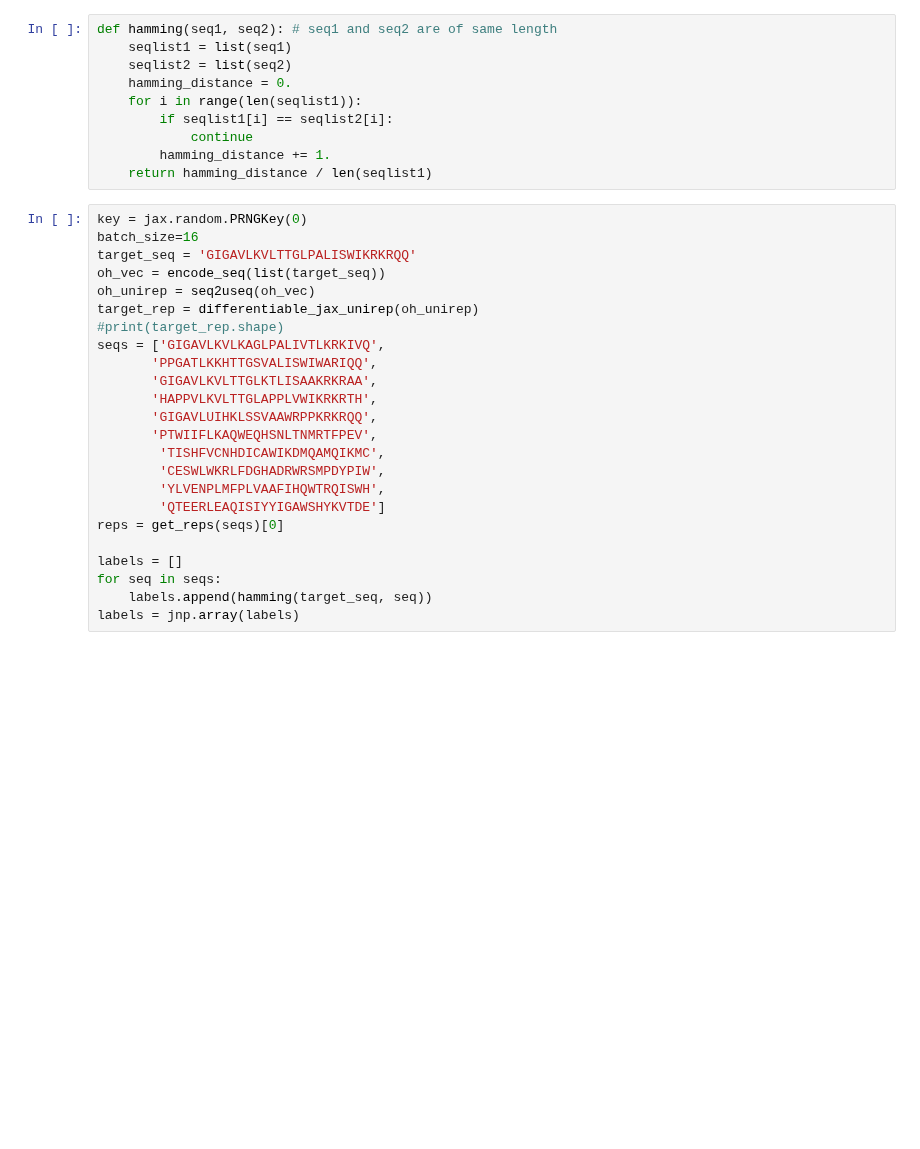
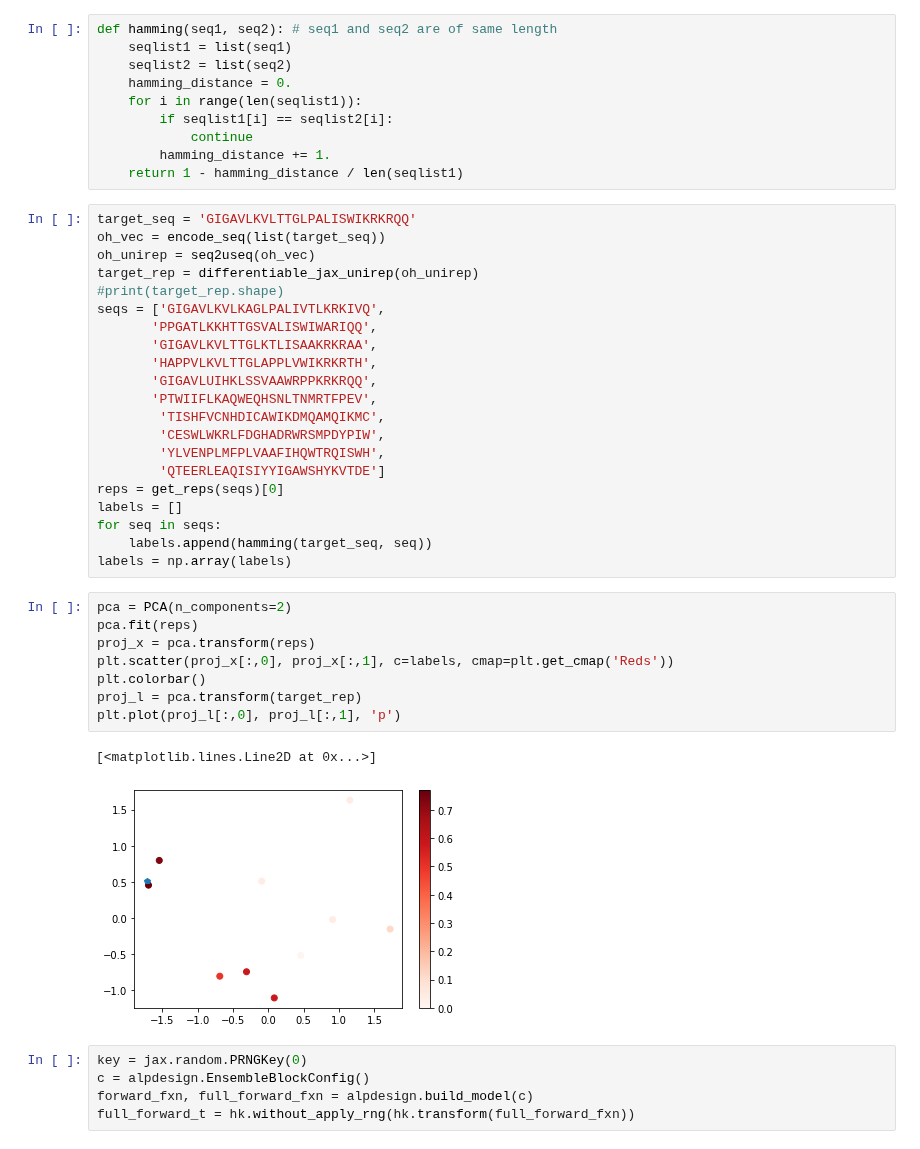
Before and after one commit to ur-whitelab/wazy, a Jupyter notebook: paper/e2e.ipynb, the cells around one changed output. Saved outputs shown, nothing was run; the diff lists cells and outputs as text; blank space fills up the shorter version.

```diff
--- a/paper/e2e.ipynb
+++ b/paper/e2e.ipynb
@@ -18,10 +22,8 @@ def hamming(seq1, seq2): # seq1 and seq2 are of same length
         if seqlist1[i] == seqlist2[i]:
             continue
         hamming_distance += 1.
-    return hamming_distance / len(seqlist1)
+    return 1 - hamming_distance / len(seqlist1)
 # %%
-key = jax.random.PRNGKey(0)
-batch_size=16
 target_seq = 'GIGAVLKVLTTGLPALISWIKRKRQQ'
 oh_vec = encode_seq(list(target_seq))
 oh_unirep = seq2useq(oh_vec)
@@ -38,8 +40,23 @@ seqs = ['GIGAVLKVLKAGLPALIVTLKRKIVQ',
         'YLVENPLMFPLVAAFIHQWTRQISWH',
         'QTEERLEAQISIYYIGAWSHYKVTDE']
 reps = get_reps(seqs)[0]
-
 labels = []
 for seq in seqs:
     labels.append(hamming(target_seq, seq))
-labels = jnp.array(labels)
+labels = np.array(labels)
+# %%
+pca = PCA(n_components=2)
+pca.fit(reps)
+proj_x = pca.transform(reps)
+plt.scatter(proj_x[:,0], proj_x[:,1], c=labels, cmap=plt.get_cmap('Reds'))
+plt.colorbar()
+proj_l = pca.transform(target_rep)
+plt.plot(proj_l[:,0], proj_l[:,1], 'p')
+# %% [output]
+[<matplotlib.lines.Line2D at 0x...>]
+[figure, added]
+# %%
+key = jax.random.PRNGKey(0)
+c = alpdesign.EnsembleBlockConfig()
+forward_fxn, full_forward_fxn = alpdesign.build_model(c)
+full_forward_t = hk.without_apply_rng(hk.transform(full_forward_fxn))
```
Also changed, not shown: parts of 6 cells of this notebook, 1 other file.
